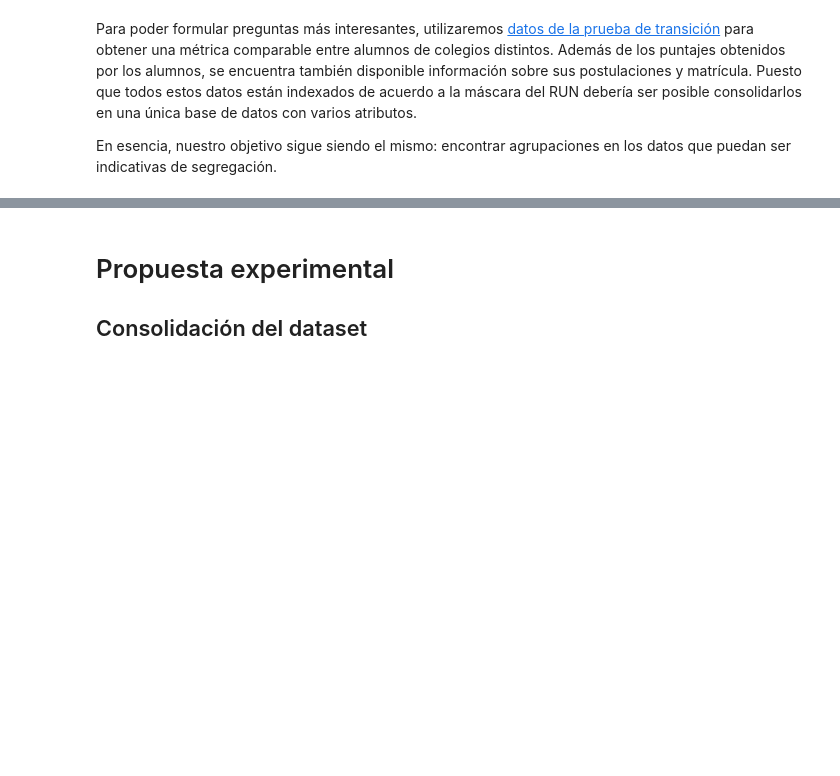
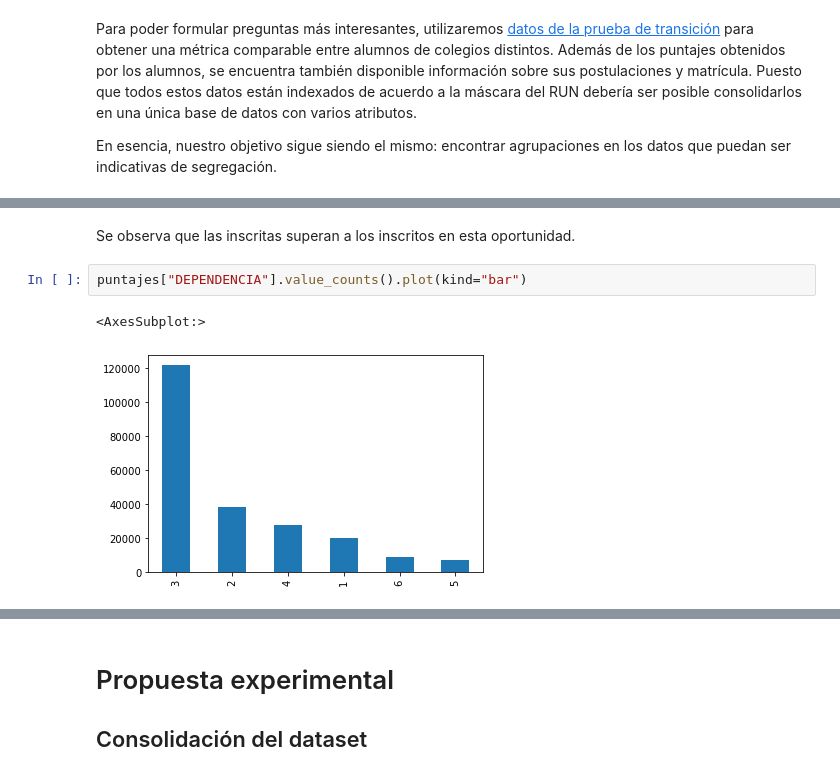
Before and after one commit to zerujio/proyecto-cc5206, a Jupyter notebook: hito_2.ipynb, the cells around one changed output, grey strips where cells are left out. Drawn from its saved outputs; the diff is of its cells as text; blank space fills up the shorter version.

```diff
--- a/hito_2.ipynb
+++ b/hito_2.ipynb
@@ -404,0 +467,7 @@ En esencia, nuestro objetivo sigue siendo el mismo: encontrar agrupaciones en lo
+# %% [markdown]
+Se observa que las inscritas superan a los inscritos en esta oportunidad.
+# %%
+puntajes["DEPENDENCIA"].value_counts().plot(kind="bar")
+# %% [output]
+<AxesSubplot:>
+[figure, added]
```
Also changed, not shown: parts of 15 cells of this notebook.
